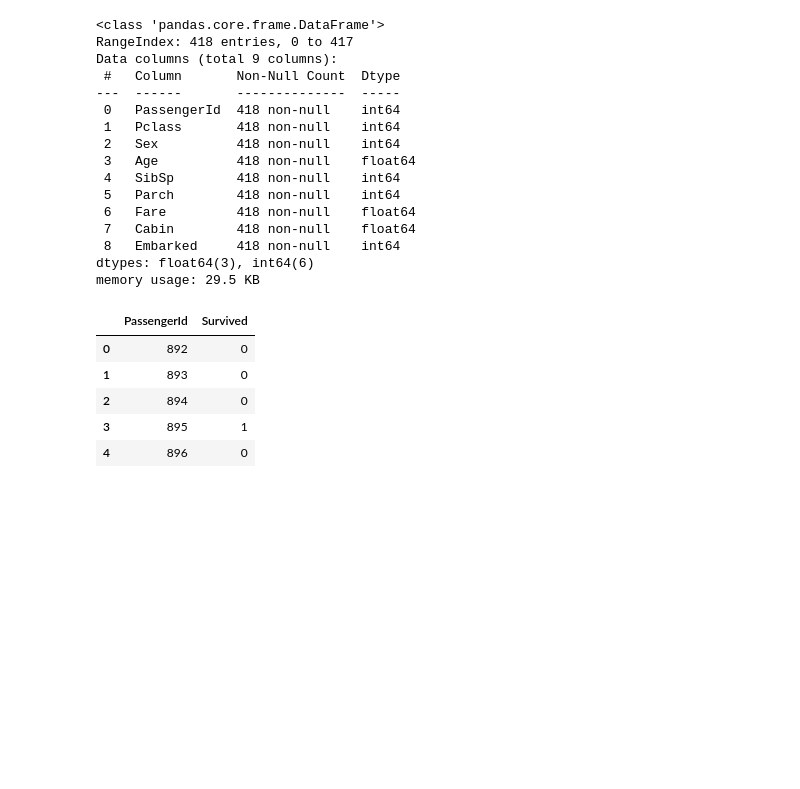
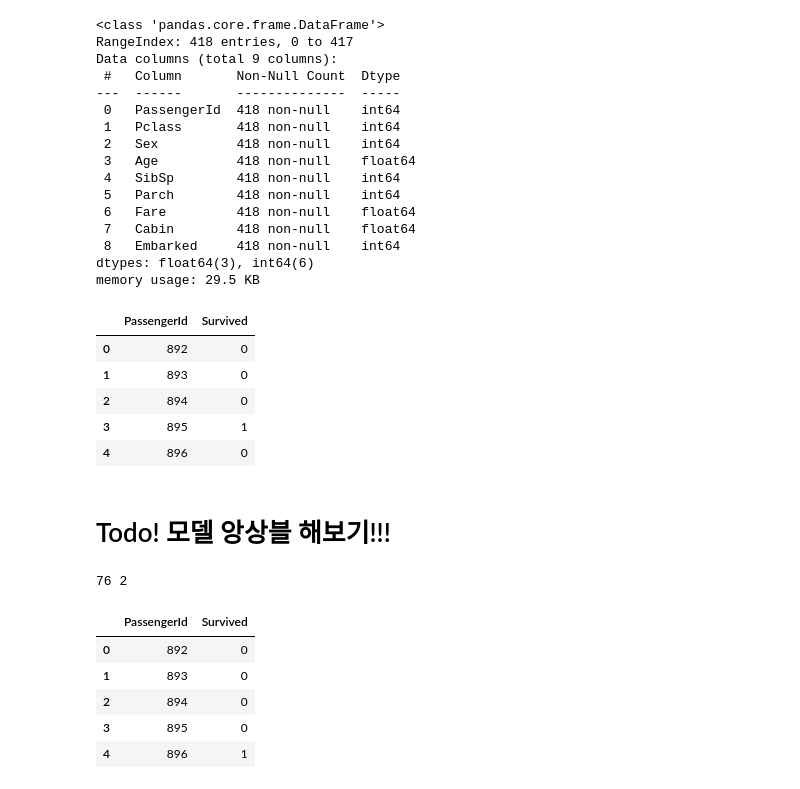
Before and after one commit to HoJ00n2/kaggle-titanic, a Jupyter notebook: mymy.ipynb, the cells around one changed output. Drawn from its saved outputs; the diff is of its cells as text; code cells hidden in the pictures; blank space fills up the shorter version.

Commit message:
feat: ensemble 기능 추가

```diff
--- a/mymy.ipynb
+++ b/mymy.ipynb
@@ -705,3 +724,69 @@ final.head()
 | 2 | 894 | 0 |
 | 3 | 895 | 1 |
 | 4 | 896 | 0 |
+# %% [markdown]
+# Todo! 모델 앙상블 해보기!!!
+# %%
+from sklearn.model_selection import train_test_split
+from sklearn.ensemble import VotingClassifier
+from sklearn.preprocessing import StandardScaler
+
+# 훈련, 검증 데이터셋 분리 (항상 순서 기억 x, x, y, y)
+x_train, x_val, y_train, y_val = train_test_split(train, answer, test_size=0.2, random_state=42)
+
+# 특성 스케일링
+scaler = StandardScaler()
+x_train_scaled = scaler.fit_transform(x_train) # train은 fit_transform
+x_val_scaled = scaler.transform(x_val) # val, test은 그냥 transform (반영하면 안 되니까)
+test_scaled = scaler.transform(test.copy())
+
+# 개별 분류기 초기화
+knn = KNeighborsClassifier(n_neighbors=13)
+dt = DecisionTreeClassifier(random_state=42)
+rf = RandomForestClassifier(n_estimators=12)
+svc = SVC(probability=True, random_state=42) # 반드시 probability=true로 설정해줘야 ensemble 가능!!
+nb = GaussianNB()
+
+# voting 방식으로 앙상블
+voting_clf = VotingClassifier(
+    estimators=[
+        ('knn', knn),
+        ('dt', dt),
+        ('rf', rf),
+        ('svc', svc),
+        ('nb', nb)
+    ],
+    voting='soft'
+)
+
+# 모델 학습
+voting_clf.fit(x_train_scaled, y_train) # 스케일링된 데이터 넣어주기
+# 검증 데이터도 넣어보기
+y_pred = voting_clf.predict(x_val_scaled) # 여기도 검증이라 답은 넣으면 안됨
+
+scoring='accuracy'
+val_score = cross_val_score(voting_clf, x_val_scaled, y_val, cv=k_fold, n_jobs=1, scoring=scoring)
+print(round(np.mean(score)*100), 2)
+
+# 학습된 모델로 test data 넣기
+prediction = voting_clf.predict(test_scaled)
+
+ensemble_submission = pd.DataFrame(
+    {
+        "PassengerId" : idx,
+        "Survived": prediction
+    }
+)
+
+ensemble_submission.to_csv("ensemble_submission.csv", index=False)
+
+ensemble_final = pd.read_csv("ensemble_submission.csv")
+ensemble_final.head()
+# %% [output]
+76 2
+|  | PassengerId | Survived |
+| 0 | 892 | 0 |
+| 1 | 893 | 0 |
+| 2 | 894 | 0 |
+| 3 | 895 | 0 |
+| 4 | 896 | 1 |
```
Also changed, not shown: parts of 7 cells of this notebook, 1 other file.
